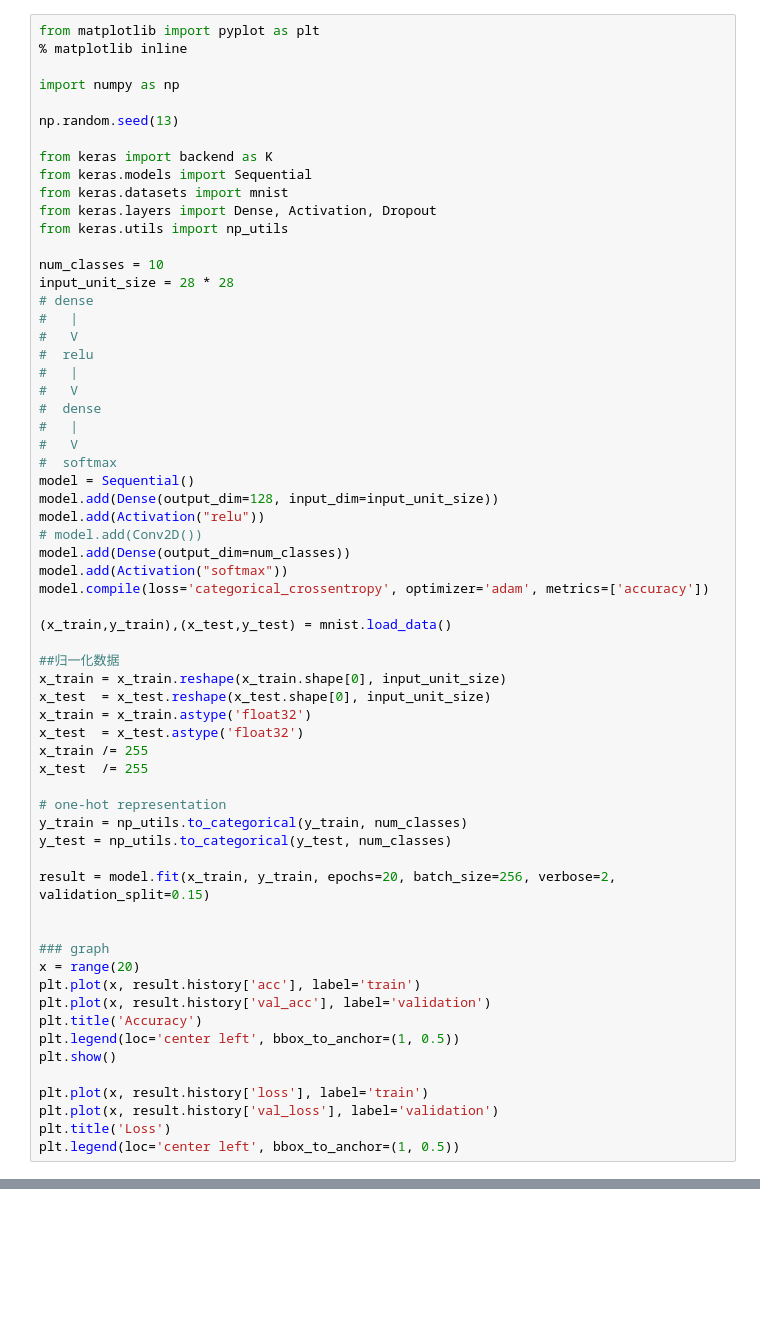
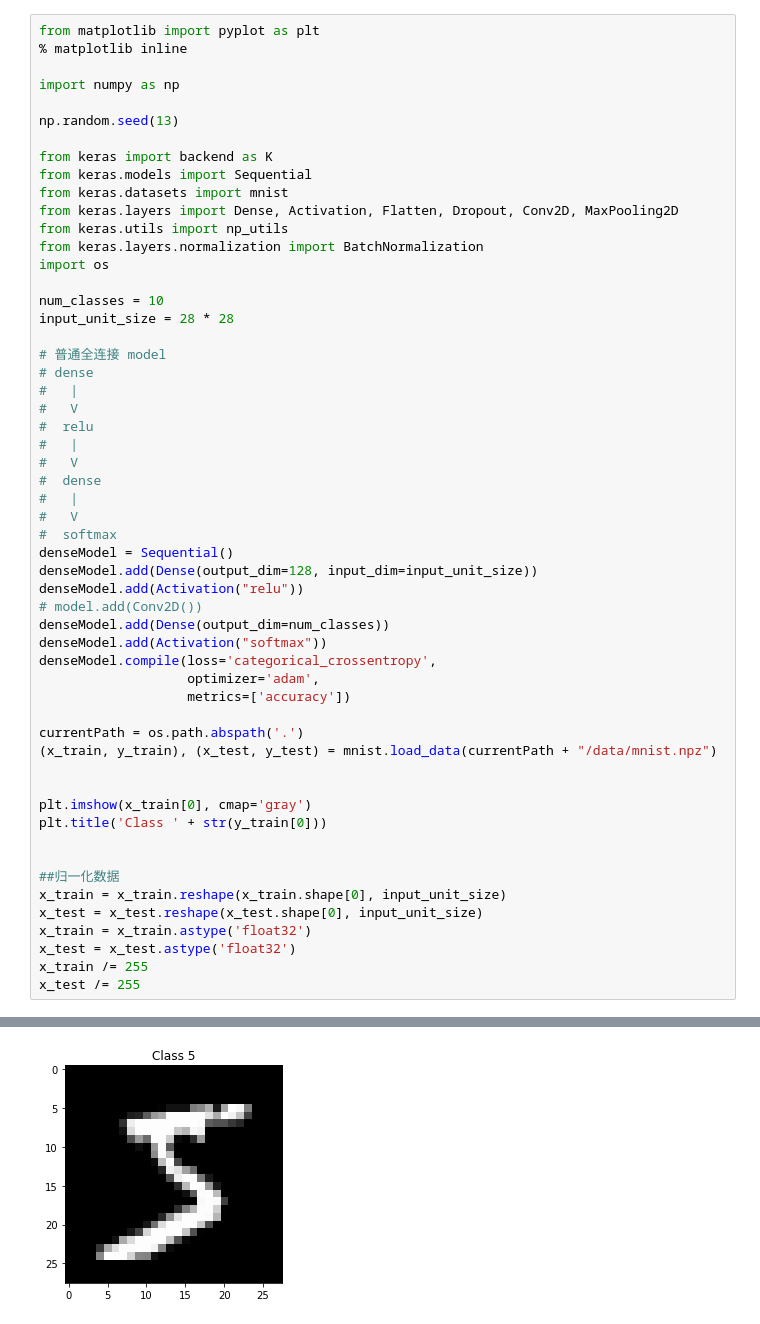
Before and after one commit to learn2Pro/Learn4xy, a Jupyter notebook: code/xy_mnist.ipynb, the cells around one changed output, grey strips where cells are left out. Saved outputs shown, nothing was run; the diff lists cells and outputs as text; blank space fills up the shorter version.

```diff
--- a/code/xy_mnist.ipynb
+++ b/code/xy_mnist.ipynb
@@ -9,11 +9,15 @@ np.random.seed(13)
 from keras import backend as K
 from keras.models import Sequential
 from keras.datasets import mnist
-from keras.layers import Dense, Activation, Dropout
+from keras.layers import Dense, Activation, Flatten, Dropout, Conv2D, MaxPooling2D
 from keras.utils import np_utils
+from keras.layers.normalization import BatchNormalization
+import os
 
 num_classes = 10
 input_unit_size = 28 * 28
+
+# 普通全连接 model
 # dense
 #   |
 #   V
@@ -24,41 +28,29 @@ input_unit_size = 28 * 28
 #   |
 #   V
 #  softmax
-model = Sequential()
-model.add(Dense(output_dim=128, input_dim=input_unit_size))
-model.add(Activation("relu"))
+denseModel = Sequential()
+denseModel.add(Dense(output_dim=128, input_dim=input_unit_size))
+denseModel.add(Activation("relu"))
 # model.add(Conv2D())
-model.add(Dense(output_dim=num_classes))
-model.add(Activation("softmax"))
-model.compile(loss='categorical_crossentropy', optimizer='adam', metrics=['accuracy'])
+denseModel.add(Dense(output_dim=num_classes))
+denseModel.add(Activation("softmax"))
+denseModel.compile(loss='categorical_crossentropy',
+                   optimizer='adam',
+                   metrics=['accuracy'])
 
-(x_train,y_train),(x_test,y_test) = mnist.load_data()
+currentPath = os.path.abspath('.')
+(x_train, y_train), (x_test, y_test) = mnist.load_data(currentPath + "/data/mnist.npz")
+
+
+plt.imshow(x_train[0], cmap='gray')
+plt.title('Class ' + str(y_train[0]))
+
 
 ##归一化数据
 x_train = x_train.reshape(x_train.shape[0], input_unit_size)
-x_test  = x_test.reshape(x_test.shape[0], input_unit_size)
+x_test = x_test.reshape(x_test.shape[0], input_unit_size)
 x_train = x_train.astype('float32')
-x_test  = x_test.astype('float32')
+x_test = x_test.astype('float32')
 x_train /= 255
-x_test  /= 255
-
-# one-hot representation
-y_train = np_utils.to_categorical(y_train, num_classes)
-y_test = np_utils.to_categorical(y_test, num_classes)
-
-result = model.fit(x_train, y_train, epochs=20, batch_size=256, verbose=2,  validation_split=0.15)
-
-
-### graph
-x = range(20)
-plt.plot(x, result.history['acc'], label='train')
-plt.plot(x, result.history['val_acc'], label='validation')
-plt.title('Accuracy')
-plt.legend(loc='center left', bbox_to_anchor=(1, 0.5))
-plt.show()
-
-plt.plot(x, result.history['loss'], label='train')
-plt.plot(x, result.history['val_loss'], label='validation')
-plt.title('Loss')
-plt.legend(loc='center left', bbox_to_anchor=(1, 0.5))
+x_test /= 255
 # %% [output]
@@ -72,0 +57 @@ Exception: URL fetch failure on https://s3.amazonaws.com/img-datasets/mnist.pkl.
+[figure, added]
```
Also changed, not shown: parts of 5 cells of this notebook, 1 other file.
